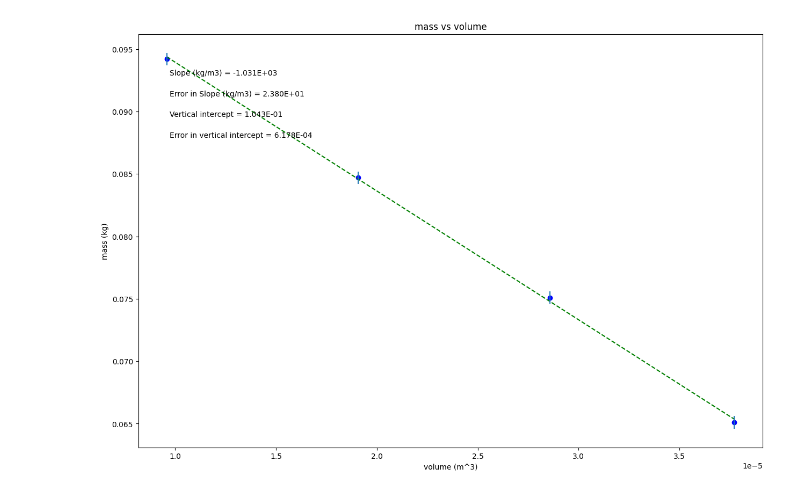
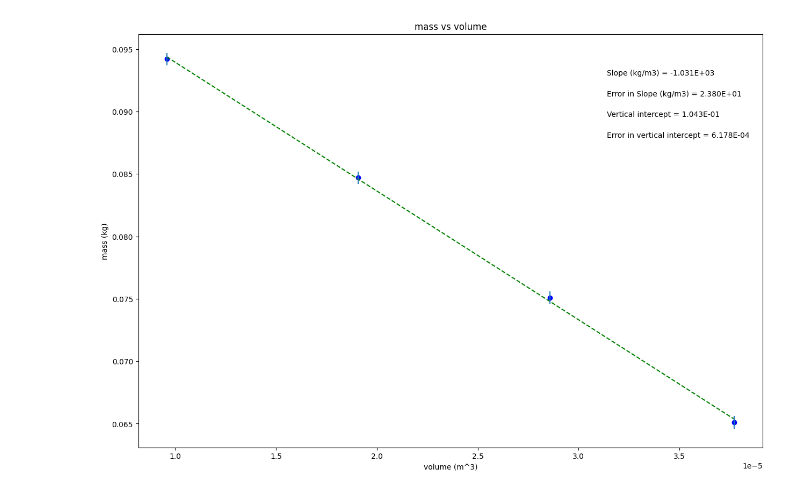
Before and after one commit to Canyonsmith-shope/physics, a Jupyter notebook: PHSXlab_plotting_template.ipynb, the cells around one changed output. Drawn from its saved outputs; the diff is of its cells as text; code cells hidden in the pictures.

```diff
--- a/PHSXlab_plotting_template.ipynb
+++ b/PHSXlab_plotting_template.ipynb
@@ -45,7 +45,7 @@ slope_units= 'kg/m3'
 #UPDATE ANNOTATION PLACEMENT SO IT'S OUT OF WAY OF PLOTTED DATA AND BEST FIT LINE
 #integer from 1 to 4, top R corner is 1 (counter-clockwise from there)
 
-annotation_placement=2
+annotation_placement=1
 
 
 #-----------------------------------------------------------------------#
@@ -92,31 +92,31 @@ elif annotation_placement==3 or annotation_placement==4:
 #Don't need to change anything in this section!
 
 #Plot data on graph. Plot error bars and place values for slope,
 #error in slope, and vertical intercept (plus error) on the plot using "annotate"
 
 plt.figure(figsize=(15,10))
 
 plt.plot(x, fit, color='green', linestyle='--')
 plt.scatter(x, y, color='blue', marker='o')
 
 plt.xlabel(x_label)
 plt.ylabel(y_label)
 plt.title(plot_title)
 
 plt.errorbar(x, y, yerr=dy, xerr=None, fmt="none") #don't need to plot x error bars
 
 plt.annotate('Slope ({}) = {value:.{digits}E}'.format(slope_units,value=m, digits=3),
              (xpos, ypos[0]), xycoords='axes fraction')
 
 plt.annotate('Error in Slope ({}) = {value:.{digits}E}'.format(slope_units,value=dm, digits=3),
              (xpos, ypos[1]), xycoords='axes fraction')
 
 plt.annotate('Vertical intercept = {value:.{digits}E}'.format(value=b, digits=3),
              (xpos, ypos[2]), xycoords='axes fraction')
 
 plt.annotate('Error in vertical intercept = {value:.{digits}E}'.format(value=db, digits=3),
              (xpos, ypos[3]), xycoords='axes fraction')
 
 plt.show()
 # %% [output]
-[figure, old version]
+[figure, new version]
```
